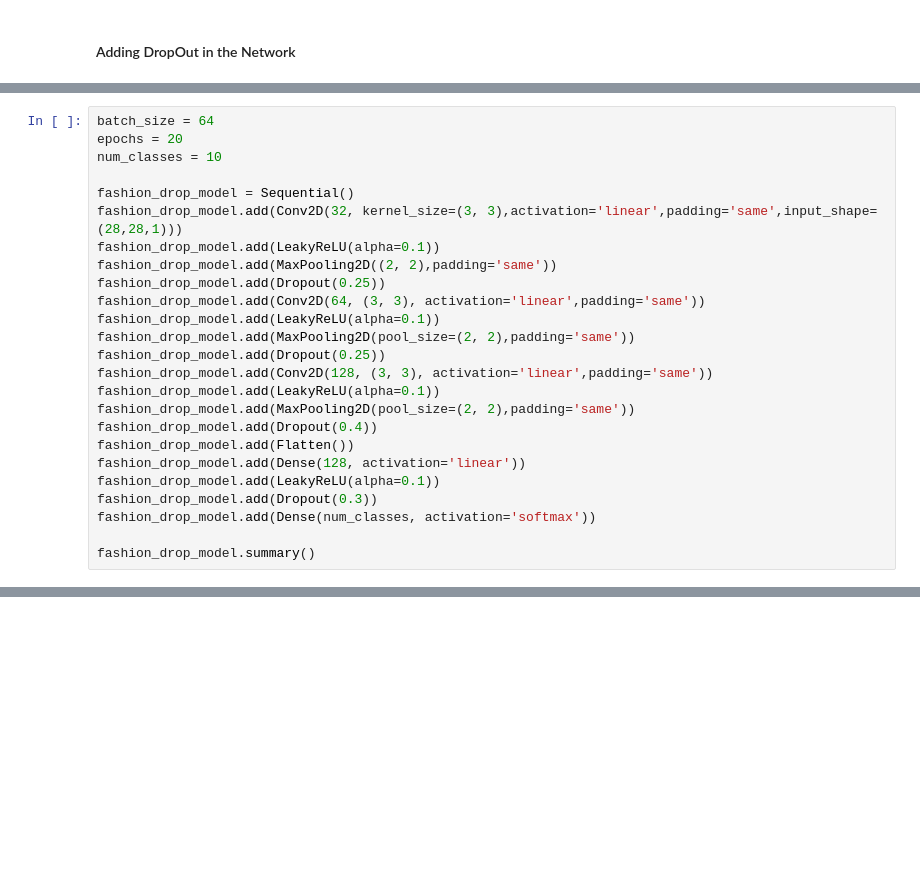
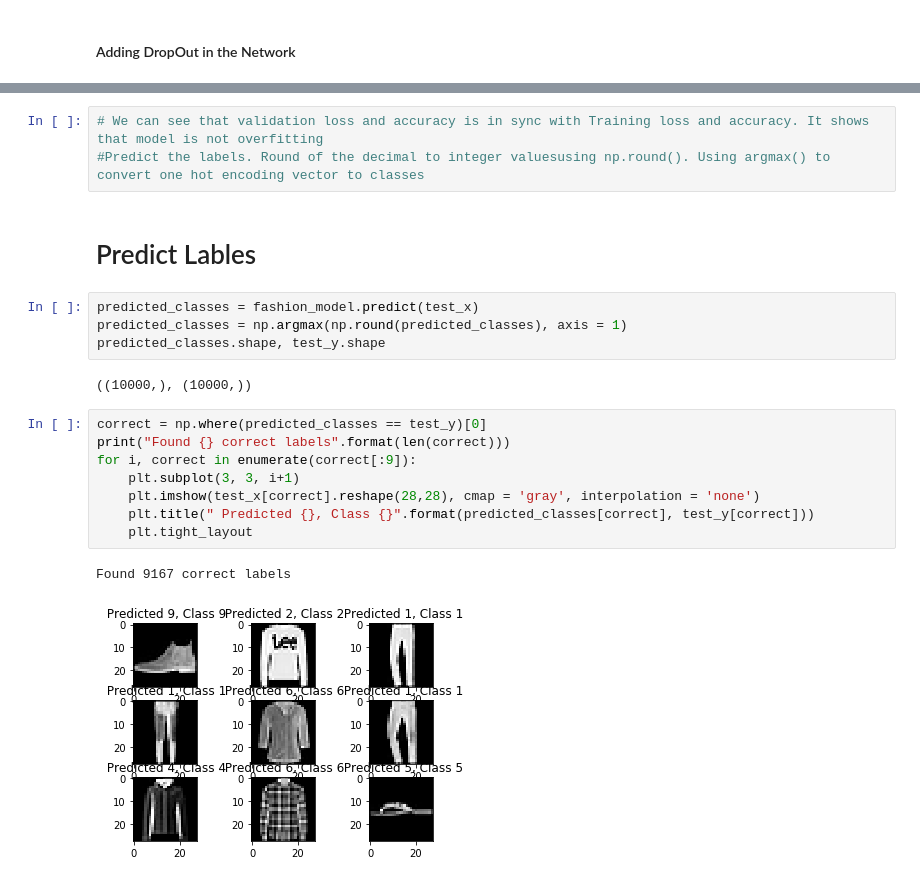
Before and after one commit to twrnrg/CNN-Model-on-Fashion-MNIST-Data, a Jupyter notebook: CNN The Fashion-MNIST Data Set.ipynb, the cells around one changed output, grey strips where cells are left out. Saved outputs shown, nothing was run; the diff lists cells and outputs as text; blank space fills up the shorter version.

```diff
--- a/CNN The Fashion-MNIST Data Set.ipynb
+++ b/CNN The Fashion-MNIST Data Set.ipynb
@@ -229,25 +255,0 @@ UnboundLocalError: local variable 'a' referenced before assignment
-# %%
-batch_size = 64
-epochs = 20
-num_classes = 10
-
-fashion_drop_model = Sequential()
-fashion_drop_model.add(Conv2D(32, kernel_size=(3, 3),activation='linear',padding='same',input_shape=(28,28,1)))
-fashion_drop_model.add(LeakyReLU(alpha=0.1))
-fashion_drop_model.add(MaxPooling2D((2, 2),padding='same'))
-fashion_drop_model.add(Dropout(0.25))
-fashion_drop_model.add(Conv2D(64, (3, 3), activation='linear',padding='same'))
-fashion_drop_model.add(LeakyReLU(alpha=0.1))
-fashion_drop_model.add(MaxPooling2D(pool_size=(2, 2),padding='same'))
-fashion_drop_model.add(Dropout(0.25))
-fashion_drop_model.add(Conv2D(128, (3, 3), activation='linear',padding='same'))
-fashion_drop_model.add(LeakyReLU(alpha=0.1))
-fashion_drop_model.add(MaxPooling2D(pool_size=(2, 2),padding='same'))
-fashion_drop_model.add(Dropout(0.4))
-fashion_drop_model.add(Flatten())
-fashion_drop_model.add(Dense(128, activation='linear'))
-fashion_drop_model.add(LeakyReLU(alpha=0.1))
-fashion_drop_model.add(Dropout(0.3))
-fashion_drop_model.add(Dense(num_classes, activation='softmax'))
-
-fashion_drop_model.summary()
@@ -255,0 +315,22 @@ UnboundLocalError: local variable 'a' referenced before assignment
+# %%
+# We can see that validation loss and accuracy is in sync with Training loss and accuracy. It shows that model is not overfitting
+#Predict the labels. Round of the decimal to integer valuesusing np.round(). Using argmax() to convert one hot encoding vector to classes
+# %% [markdown]
+# Predict Lables
+# %%
+predicted_classes = fashion_model.predict(test_x)
+predicted_classes = np.argmax(np.round(predicted_classes), axis = 1)
+predicted_classes.shape, test_y.shape
+# %% [output]
+((10000,), (10000,))
+# %%
+correct = np.where(predicted_classes == test_y)[0]
+print("Found {} correct labels".format(len(correct)))
+for i, correct in enumerate(correct[:9]):
+    plt.subplot(3, 3, i+1)
+    plt.imshow(test_x[correct].reshape(28,28), cmap = 'gray', interpolation = 'none')
+    plt.title(" Predicted {}, Class {}".format(predicted_classes[correct], test_y[correct]))
+    plt.tight_layout
+# %% [output]
+Found 9167 correct labels
+[figure, added]
```
Also changed, not shown: parts of 21 cells of this notebook.
